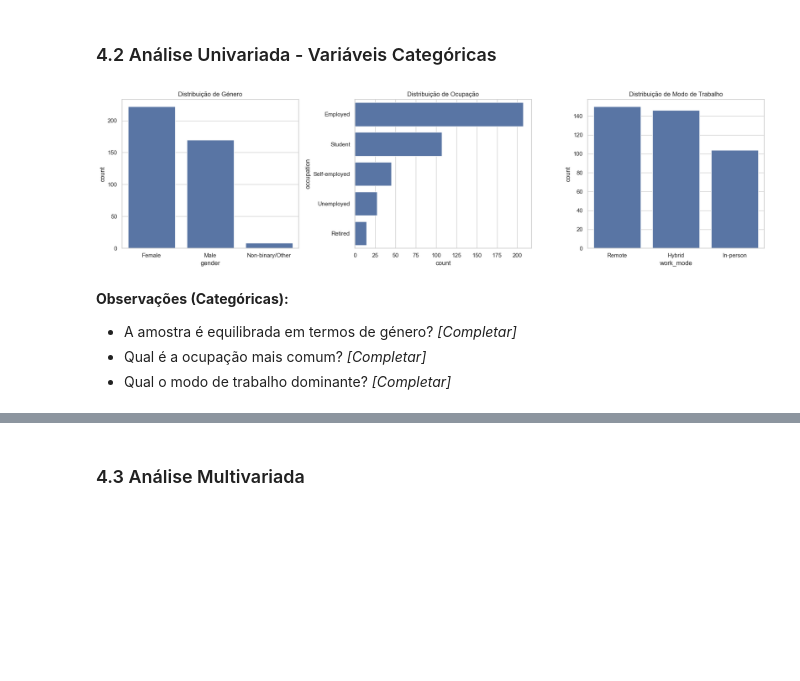
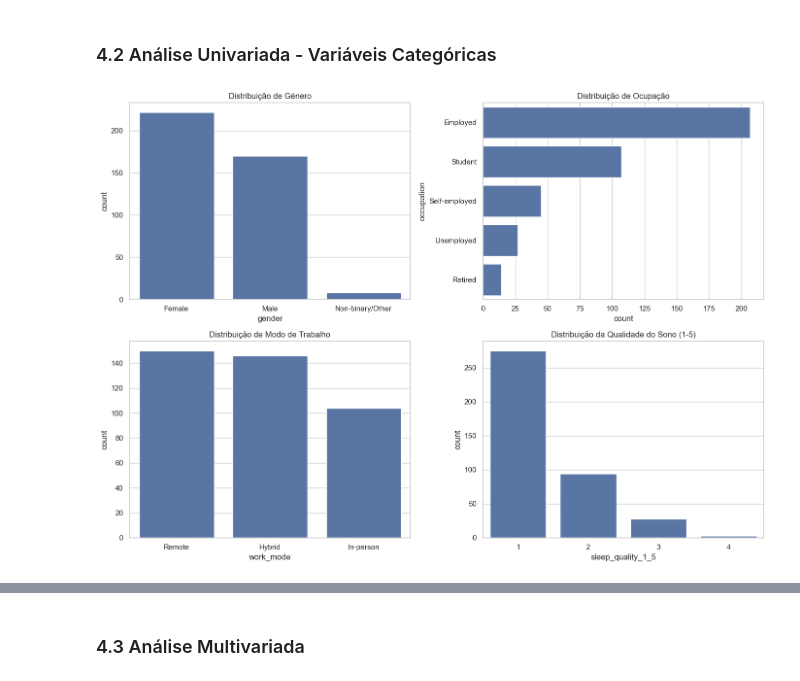
Before and after one commit to lucasSerralha/TP2-G2-AASE, a Jupyter notebook: source/main.ipynb, the cells around one changed output, grey strips where cells are left out. Cells and saved outputs as stored; diff of their text form; code cells hidden in the pictures; blank space fills up the shorter version.

```diff
--- a/source/main.ipynb
+++ b/source/main.ipynb
@@ -17,7 +17,7 @@ sns.set_theme(style="whitegrid")
 # %%
 # Carregar o dataset
 try:
-    df = pd.read_csv("/home/lucasserralha/Documents/Mestrado UMinho/AASE-2025/projeto_1/projeto_1/assets/ScreenTime vs MentalWellness.csv")
+    df = pd.read_csv("../assets/ScreenTime vs MentalWellness.csv")
 except FileNotFoundError:
     print("Erro: Ficheiro 'ScreenTime vs MentalWellness.csv' não encontrado.")
 
@@ -189,31 +246,29 @@ if 'df' in locals():
 ### 4.2 Análise Univariada - Variáveis Categóricas
 # %%
 if 'df' in locals():
-    categorical_cols = ['gender', 'occupation', 'work_mode']
+    categorical_cols = ['gender', 'occupation', 'work_mode', 'sleep_quality_1_5']
 
-    plt.figure(figsize=(18, 5))
+    plt.figure(figsize=(14, 10))
 
-    # Gráfico para 'gender'
-    plt.subplot(1, 3, 1)
+    plt.subplot(2, 2, 1) # Posição 1 na grade 2x2
     sns.countplot(data=df, x='gender', order=df['gender'].value_counts().index)
     plt.title('Distribuição de Género')
 
-    # Gráfico para 'occupation'
-    plt.subplot(1, 3, 2)
+    plt.subplot(2, 2, 2) # Posição 2 na grade 2x2
     sns.countplot(data=df, y='occupation', order=df['occupation'].value_counts().index) # Eixo Y para melhor leitura
     plt.title('Distribuição de Ocupação')
 
-    # Gráfico para 'work_mode'
-    plt.subplot(1, 3, 3)
+    plt.subplot(2, 2, 3) # Posição 3 na grade 2x2
     sns.countplot(data=df, x='work_mode', order=df['work_mode'].value_counts().index)
     plt.title('Distribuição de Modo de Trabalho')
 
-    plt.tight_layout()
+    plt.subplot(2, 2, 4) # Posição 4 na grade 2x2
+    sleep_order = sorted(df['sleep_quality_1_5'].dropna().unique())
+    sns.countplot(data=df, x='sleep_quality_1_5', order=sleep_order)
+    plt.title('Distribuição da Qualidade do Sono (1-5)')
+    # ---------------------------------
+
+    plt.tight_layout() # Ajusta o espaçamento para evitar sobreposição
     plt.show()
 # %% [output]
-[figure, old version]
+[figure, new version]
-# %% [markdown]
-**Observações (Categóricas):**
-- A amostra é equilibrada em termos de género? *[Completar]*
-- Qual é a ocupação mais comum? *[Completar]*
-- Qual o modo de trabalho dominante? *[Completar]*
```
Also changed, not shown: parts of 11 cells of this notebook.
